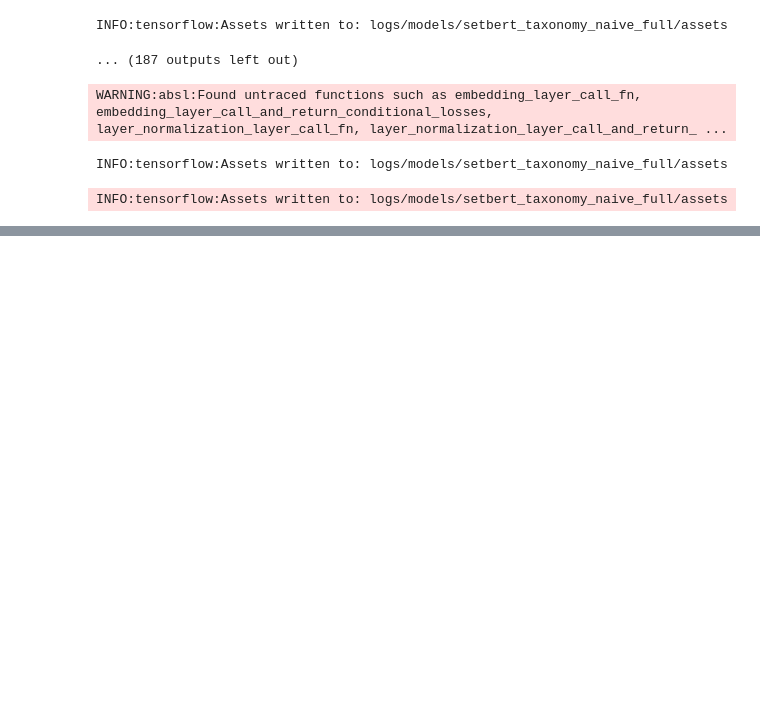
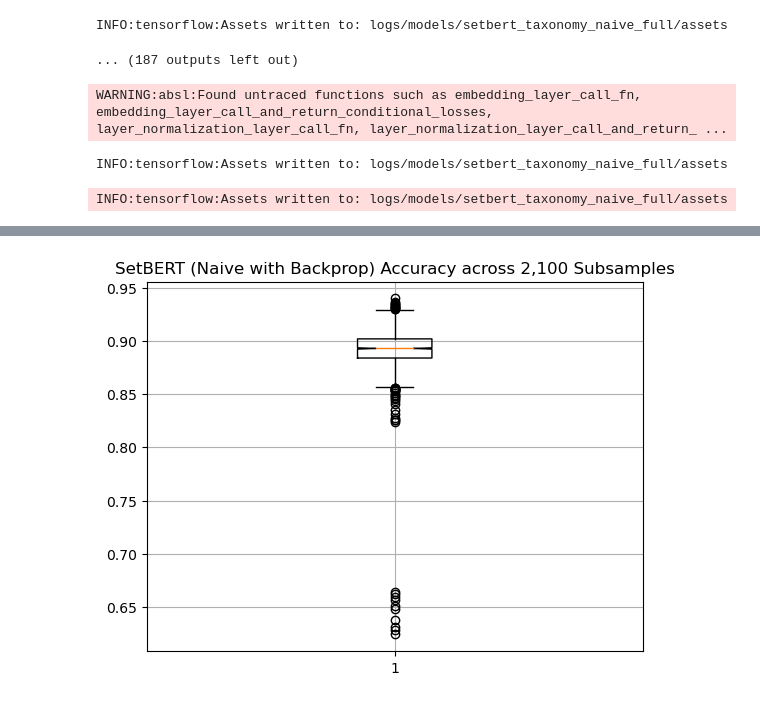
Before and after one commit to DLii-Research/setbert, a Jupyter notebook: notebooks/SetBERT Taxonomy Naive.ipynb, the cells around one changed output, grey strips where cells are left out. Saved outputs shown, nothing was run; the diff lists cells and outputs as text; code cells hidden in the pictures; blank space fills up the shorter version.

```diff
--- a/notebooks/SetBERT Taxonomy Naive.ipynb
+++ b/notebooks/SetBERT Taxonomy Naive.ipynb
@@ -248,0 +253,2 @@ INFO:tensorflow:Assets written to: logs/models/setbert_taxonomy_naive_full/asset
+# %%
+model.chunk_size = 256
@@ -248,0 +259,19 @@ INFO:tensorflow:Assets written to: logs/models/setbert_taxonomy_naive_full/asset
+# %%
+dataset = Dataset("/home/dwl2x/work/Datasets/Synthetic/Nachusa/test")
+# %%
+accuracies = []
+for i, (sample_file, tax_file) in enumerate(zip(
+    dataset.fastas(Dataset.Split.Train),
+    dataset.taxonomies(Dataset.Split.Train)
+)):
+    print(f"\r{i+1}", end="")
+    sequences = []
+    taxonomies = []
+    for sequence, tax in fasta.entries_with_taxonomy(fasta.entries(sample_file), taxonomy.entries(tax_file)):
+        sequences.append(dna.encode_sequence(sequence.sequence))
+        taxonomies.append(model.taxonomy_id_map.label_to_id(tax.label))
+    sequences = np.expand_dims(np.array(sequences), 0)
+    taxonomies = np.expand_dims(np.array(taxonomies), 0)
+    sequences = dna.encode_kmers(sequences, 3)
+    _, accuracy = model.evaluate(sequences, taxonomies, batch_size=1, verbose=False)
+    accuracies.append(accuracy)
@@ -248,0 +280,2 @@ INFO:tensorflow:Assets written to: logs/models/setbert_taxonomy_naive_full/asset
+# %%
+accuracies = np.array(accuracies)
@@ -248,0 +298,6 @@ INFO:tensorflow:Assets written to: logs/models/setbert_taxonomy_naive_full/asset
+# %%
+plt.boxplot(accuracies, notch=True)
+plt.title("SetBERT (Naive with Backprop) Accuracy across 2,100 Subsamples")
+plt.grid()
+# %% [output]
+[figure, added]
```
Also changed, not shown: parts of 13 cells of this notebook, 3 other files.
